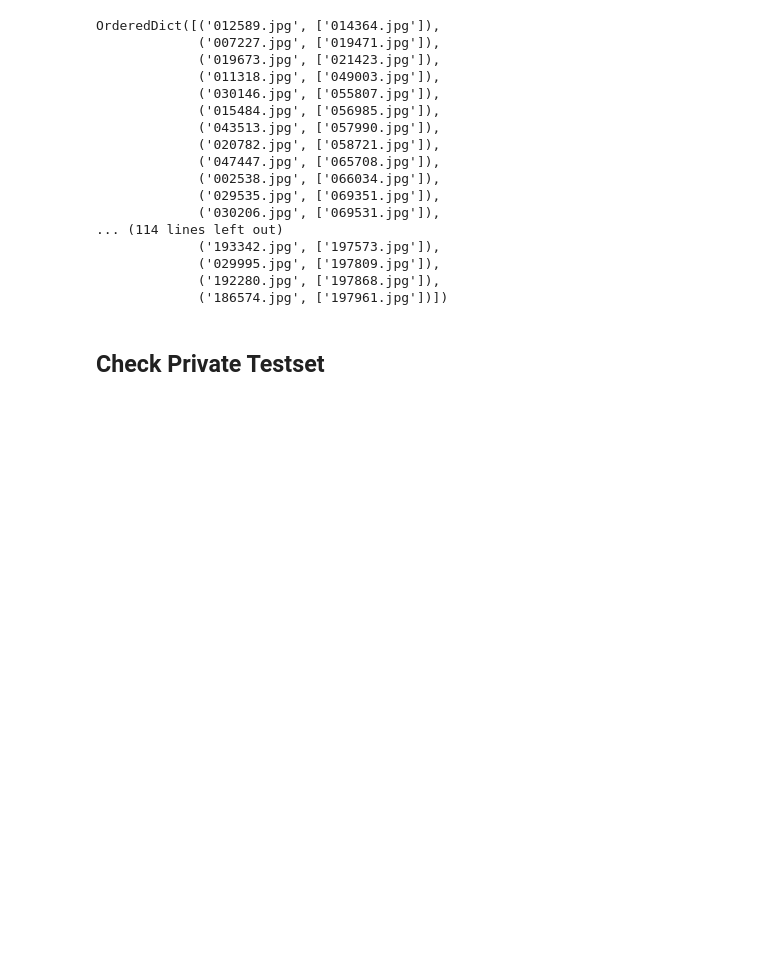
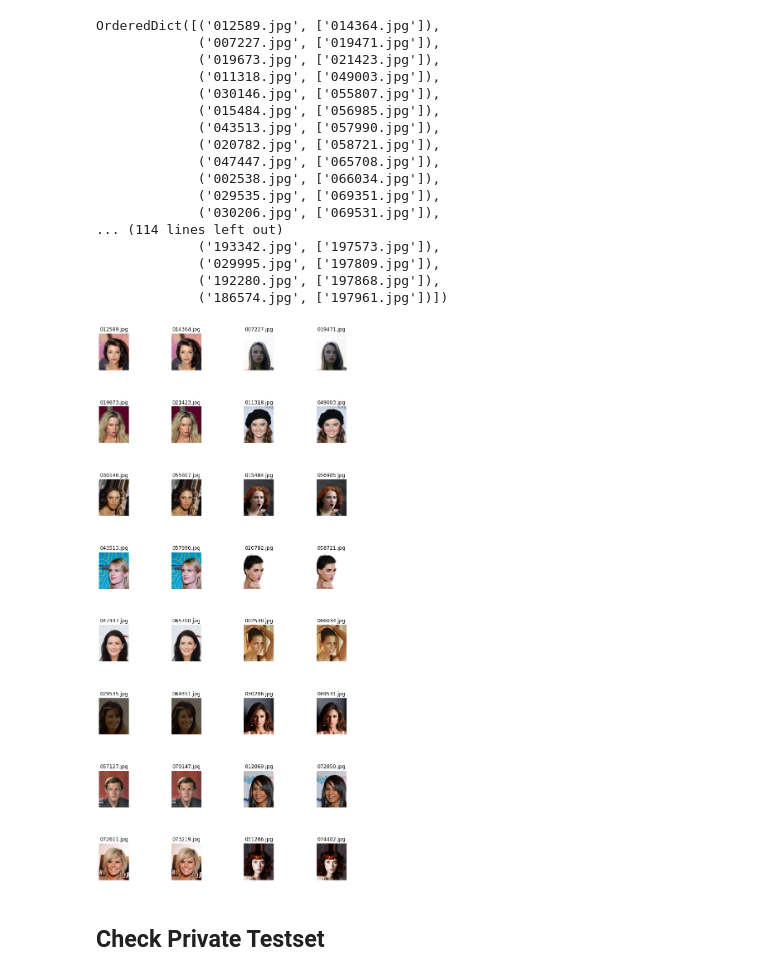
Before and after one commit to kkaryl/AI6126-Advanced_Computer_Vision, a Jupyter notebook: project_1/src/EDA_Check_Duplicates.ipynb, the cells around one changed output. Cells and saved outputs as stored; diff of their text form; code cells hidden in the pictures; blank space fills up the shorter version.

```diff
--- a/project_1/src/EDA_Check_Duplicates.ipynb
+++ b/project_1/src/EDA_Check_Duplicates.ipynb
@@ -68,14 +68,14 @@ OrderedDict([('012589.jpg', ['014364.jpg']),
 # %%
 json.dump(duplicate_files, open("duplicated.json",'w'))
 # %%
-#### import matplotlib.pyplot as plt
+import matplotlib.pyplot as plt
 import matplotlib.image as mpimg
 import itertools
 
 %matplotlib inline
 
 for batch in range(0, len(duplicate_files.items())//16):
-    duplicate_bat = dict(itertools.islice(oduplicate_files.items(), batch*16, batch*16+16))
+    duplicate_bat = dict(itertools.islice(duplicate_files.items(), batch*16, batch*16+16))
     #print(duplicate_bat)
     plt.figure(figsize=(10,20))
     ncols = 4
@@ -87,33 +87,35 @@ for batch in range(0, len(duplicate_files.items())//16):
         if (i+1)%2==0:
             plt.subplot2grid((nrows,ncols), (i-1,c)) #(nrows, ncols), (row, col)
             c += 1
         else:
             c = 0
             plt.subplot2grid((nrows,ncols), (i,c))
             c += 1
 
         img = mpimg.imread(i_img)
         plt.imshow(img)
         plt.title(first)
         plt.axis('off')
 
         for j, mis in enumerate(duplicates):
             m_img = os.path.join('../data/celeba/img_align_celeba', mis)
             img = mpimg.imread(m_img)
             if (i+1)%2==0:
                 plt.subplot2grid((nrows,ncols), (i-1,j+c)) #(nrows, ncols), (row, col)
             else:
                 plt.subplot2grid((nrows,ncols), (i,j+c))
             c += 1
             plt.imshow(img)
             plt.title(mis)
             plt.axis('off')
     plt.tight_layout()
 #     plt.subplots_adjust(hspace = .001)
     plt.subplots_adjust(wspace=0, hspace=0)
     #plt.subplot_tool()
     plt.show()
     break
+# %% [output]
+[figure, added]
 # %% [markdown]
 ## Check Private Testset
 # %%
```
Also changed, not shown: parts of 2 cells of this notebook, 15 other files.
